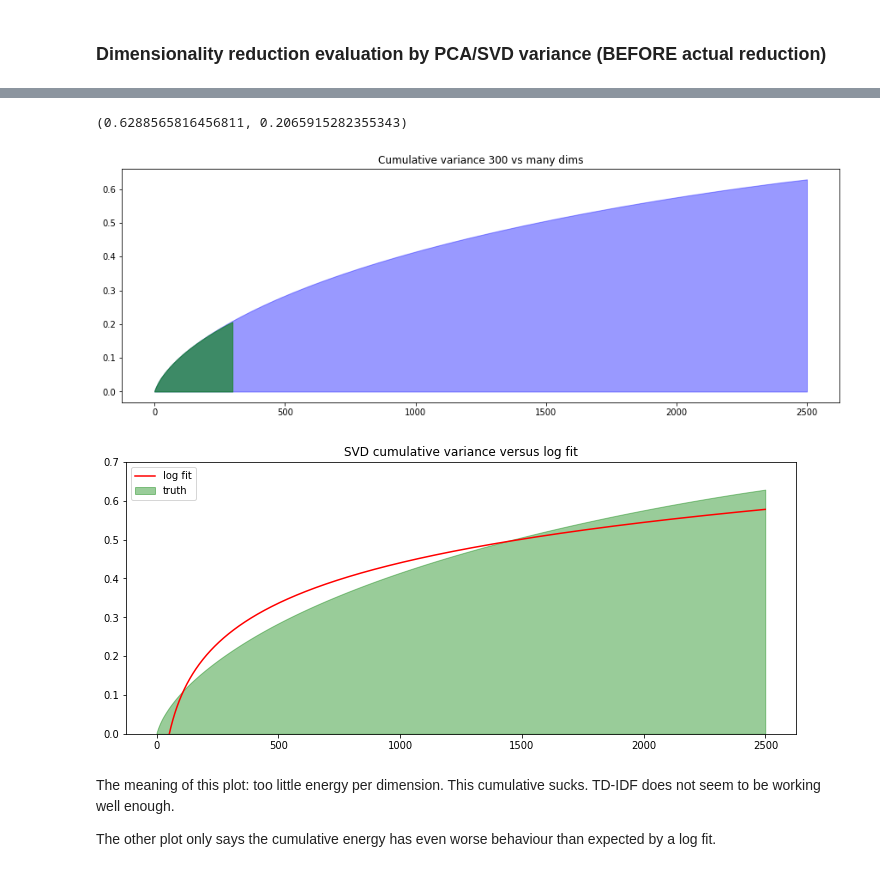
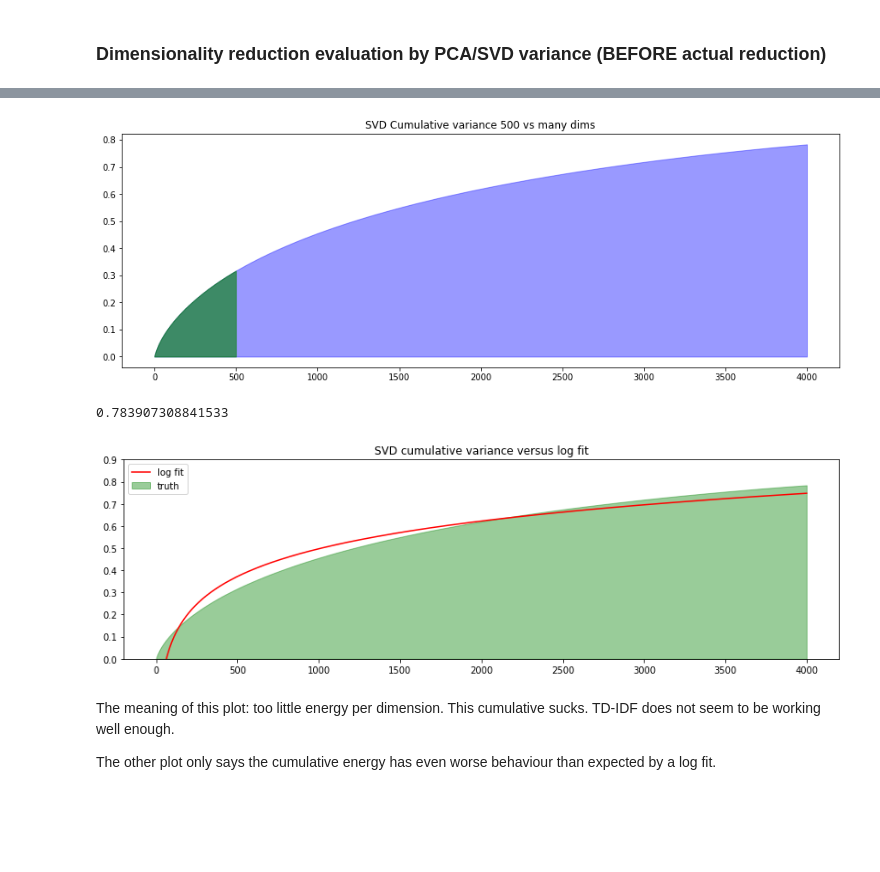
Before and after one commit to giuliano0/mo444-2018s1, a Jupyter notebook: lab3/src/exploration.ipynb, the cells around one changed output, grey strips where cells are left out. Cells and saved outputs as stored; diff of their text form; code cells hidden in the pictures; blank space fills up the shorter version.

```diff
--- a/lab3/src/exploration.ipynb
+++ b/lab3/src/exploration.ipynb
@@ -156,4 +0,0 @@ term_matrix = counter.fit_transform(data)
-# %%
-tfidf_vecs = tfidfv.fit_transform(data)
-
-tfidf_vecs.shape
@@ -162,8 +336,9 @@ tfidf_vecs.shape
 # %% [markdown]
 ### Dimensionality reduction evaluation by PCA/SVD variance (BEFORE actual reduction)
 # %%
-n_comps = 2500
-tsvd = TruncatedSVD(n_components=n_comps) # WARNING: this uses ALL THE RAM for ultra high values, and like 40-50% at 2500
+# WARNING: this might use ALL THE RAM for high values (5k+?), and like 10 GB at 4000
+# Also, 4k comps takes 5 mins to finish. Not advised
+tsvd = TruncatedSVD(n_components=4000)
 
 t0 = time.time()
 tsvd.fit(tfidf_vecs)
@@ -181,32 +349,31 @@ plt.show()
-# %%
-np.sum(tsvd.explained_variance_), np.sum(trunc.explained_variance_)
-# %% [output]
-(0.6288565816456811, 0.2065915282355343)
 # %%
 plt.figure(figsize=(15, 5))
-plt.fill_between(np.arange(len(trunc.explained_variance_)), np.cumsum(trunc.explained_variance_), alpha=0.6, color='green', zorder=2)
+plt.fill_between(np.arange(len(tsvd.explained_variance_[:500])), np.cumsum(tsvd.explained_variance_[:500]), alpha=0.6, color='green', zorder=2)
 plt.fill_between(np.arange(len(tsvd.explained_variance_)), np.cumsum(tsvd.explained_variance_), alpha=0.4, color='blue', zorder=1)
-plt.title('Cumulative variance 300 vs many dims')
+plt.title('SVD Cumulative variance 500 vs many dims')
 plt.show()
+
+np.sum(tsvd.explained_variance_)
 # %% [output]
-[figure, old version]
+[figure, new version]
+0.783907308841533
 # %%
 x = np.arange(len(tsvd.explained_variance_))
 y_cdf = np.cumsum(tsvd.explained_variance_)
 
 [c1, c2] = np.polyfit(np.log(1 + x), y_cdf, 1)
 
 y_fit = c1 * np.log(1+x) + c2
 
-plt.figure(figsize=(12,5))
+plt.figure(figsize=(14,4))
 plt.fill_between(x, y_cdf, color='green', alpha=0.4, label='truth')
 plt.plot(x, y_fit, color='red', label='log fit')
-plt.ylim(0, 0.7)
+plt.ylim(0, 0.9)
 plt.title('SVD cumulative variance versus log fit')
 plt.legend(loc='upper left')
 plt.show()
 # %% [output]
-[figure, old version]
+[figure, new version]
 # %% [markdown]
 The meaning of this plot: too little energy per dimension. This cumulative sucks. TD-IDF does not seem to be working well enough.
 
```
Also changed, not shown: parts of 78 cells of this notebook.
